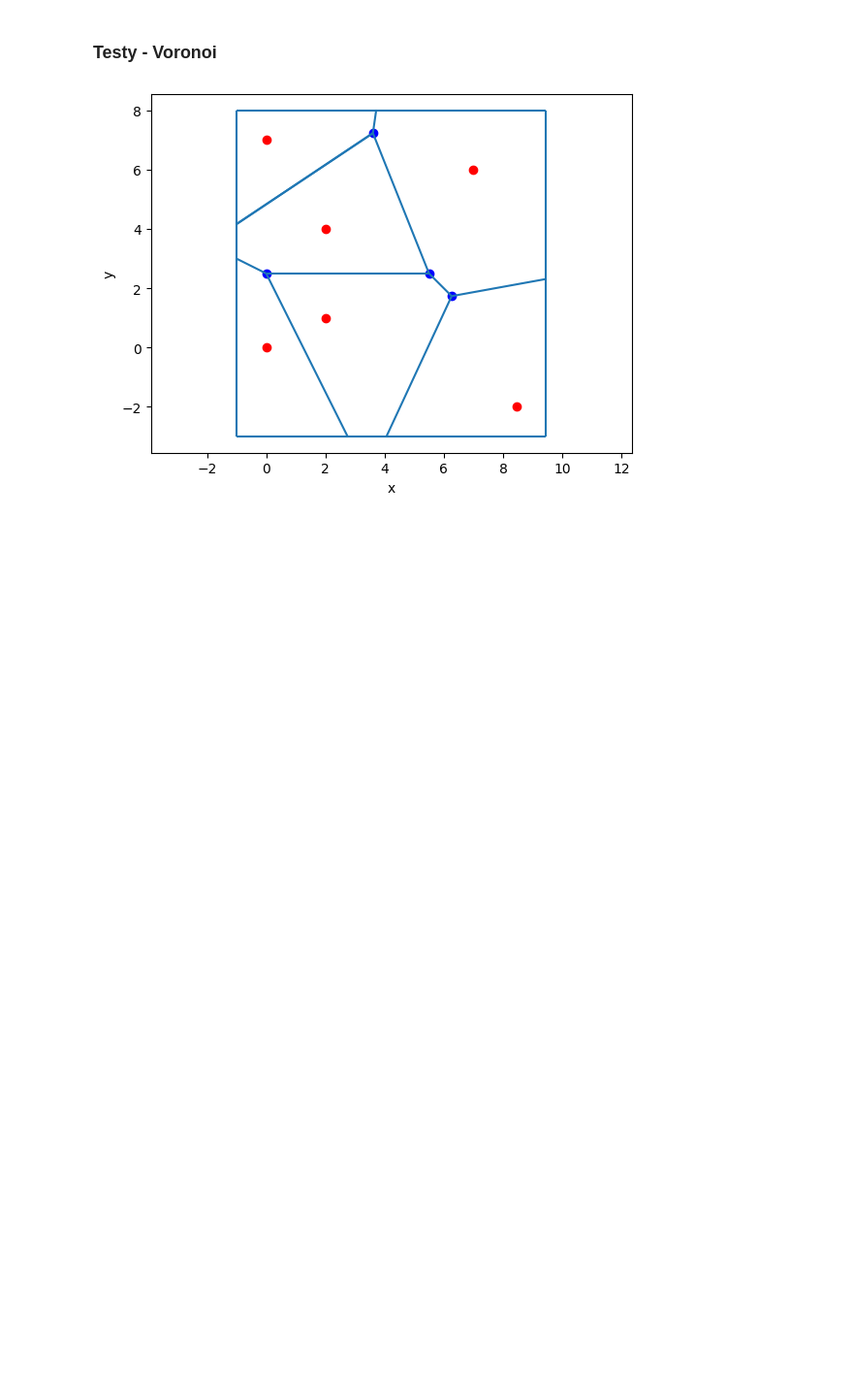
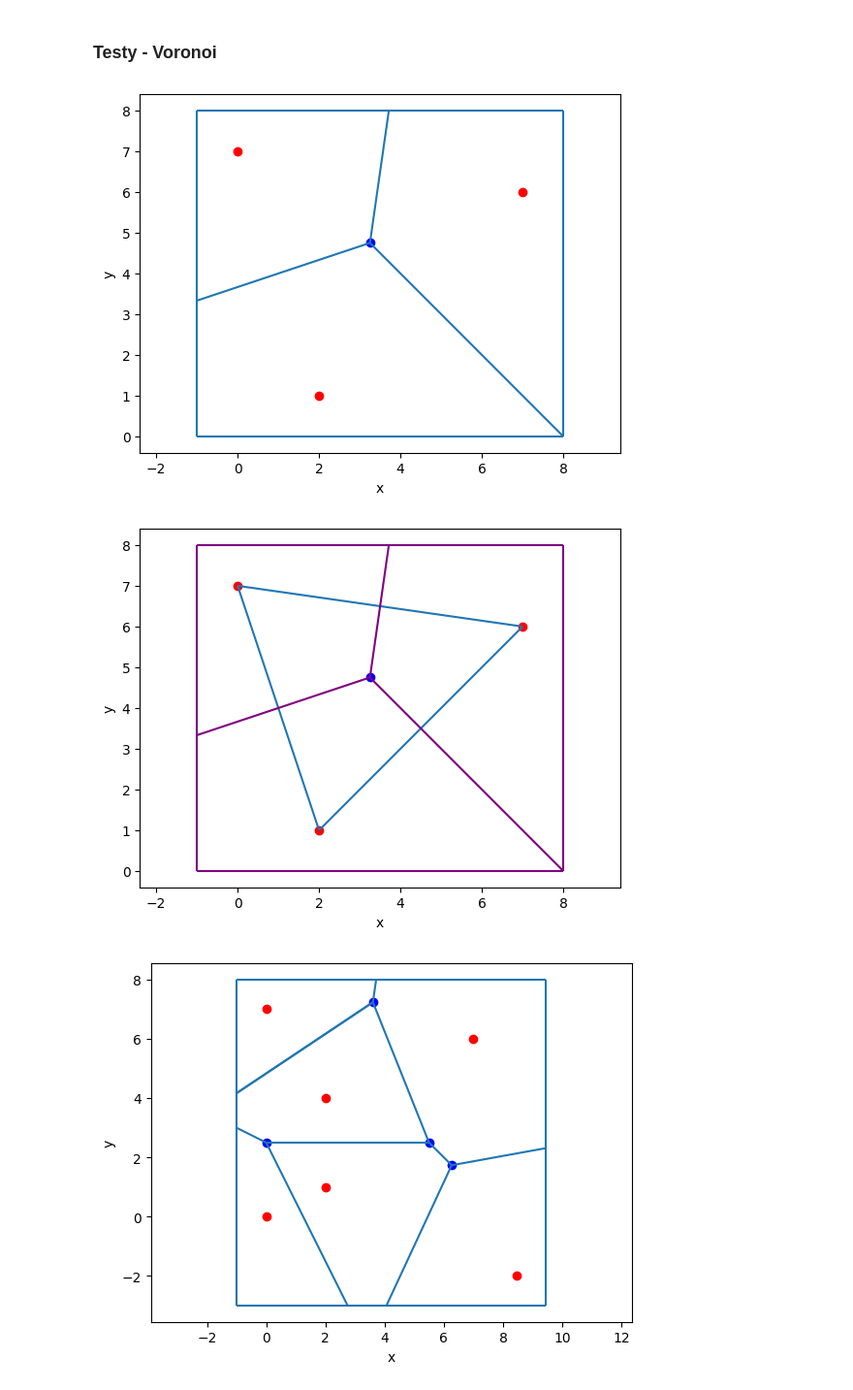
Before and after one commit to ReptilianEye/Voronoi-Diagram, a Jupyter notebook: delaunay.ipynb, the cells around one changed output. Shown at 97% size. Drawn from its saved outputs; the diff is of its cells as text; code cells hidden in the pictures; blank space fills up the shorter version.

```diff
--- a/delaunay.ipynb
+++ b/delaunay.ipynb
@@ -545,10 +536,13 @@ def draw_voronoi_with_delauney(T, Points):
 # %% [markdown]
 ### Testy - Voronoi
 # %%
-# vis_voronoi1 = draw_voronoi(T1, Points1)
-# vis_voronoi1.show()
-# vis_voronoi_with_delauney1 = draw_voronoi_with_delauney(T1, Points1)
-# vis_voronoi_with_delauney1.show()
+vis_voronoi1 = draw_voronoi(T1, Points1)
+vis_voronoi1.show()
+vis_voronoi_with_delauney1 = draw_voronoi_with_delauney(T1, Points1)
+vis_voronoi_with_delauney1.show()
+# %% [output]
+[figure, added]
+[figure, added]
 # %%
 vis_voronoi2 = draw_voronoi(T2, Points2)
 vis_voronoi2.show()
```
Also changed, not shown: parts of 11 cells of this notebook.
